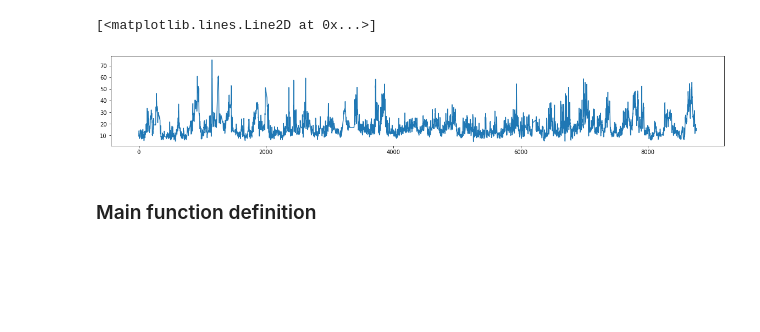
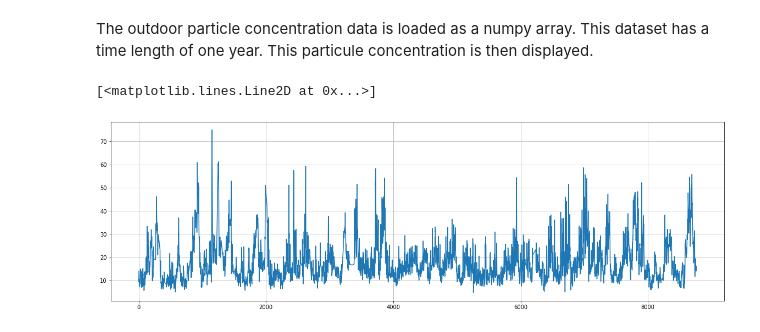
Before and after one commit to eddes/buildingphysics, a Jupyter notebook: notebooks/chapter_2/code_IAQ_filtration.ipynb, the cells around one changed output. Cells and saved outputs as stored; diff of their text form; code cells hidden in the pictures; blank space fills up the shorter version.

```diff
--- a/notebooks/chapter_2/code_IAQ_filtration.ipynb
+++ b/notebooks/chapter_2/code_IAQ_filtration.ipynb
@@ -80,12 +84,16 @@ def fc_pressure_drop(m_filt):
+# %% [markdown]
+The outdoor particle concentration data is loaded as a numpy array. This dataset has a time length of one year. This particule concentration is then displayed.
 # %%
-    Cext=np.loadtxt("https://raw.githubusercontent.com/eddes/buildingphysics/master/chapter_2/2_IAQ_filtration/PM25.txt")
-    nb=len(Cext)
-    time=np.arange(0,nb,1)
-    # Plotting the PM25 distribution over time
-    plt.rcParams["figure.figsize"] = (20,3)
-    plt.plot(time,Cext)
+Cext=np.loadtxt("https://raw.githubusercontent.com/eddes/buildingphysics/master/chapter_2/2_IAQ_filtration/PM25.txt")
+
+# total timelength of the dataset, in hours
+t_max=len(Cext)
+time=np.arange(0,t_max,1)
+
+# Plotting the PM25 distribution over time
+plt.rcParams["figure.figsize"] = (20,6)
+plt.grid()
+plt.plot(time,Cext)
 # %% [output]
 [<matplotlib.lines.Line2D at 0x...>]
-[figure, old version]
+[figure, new version]
-# %% [markdown]
-### Main function definition
```
Also changed, not shown: parts of 13 cells of this notebook, 1 other file.
